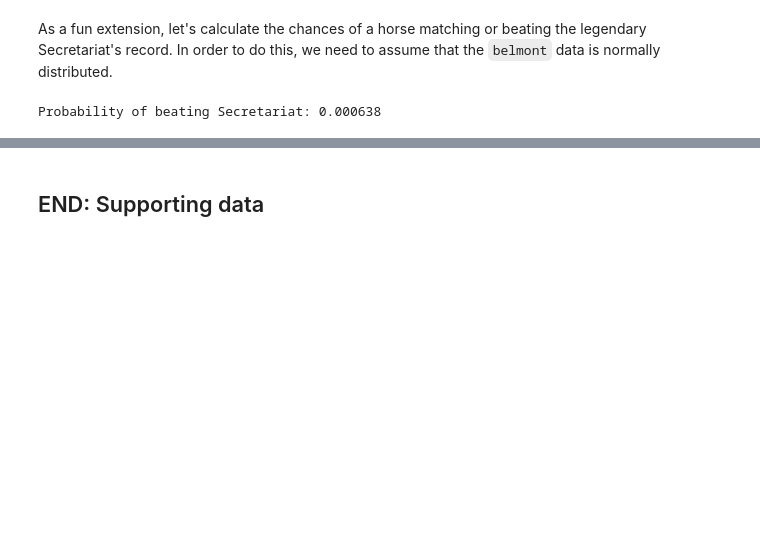
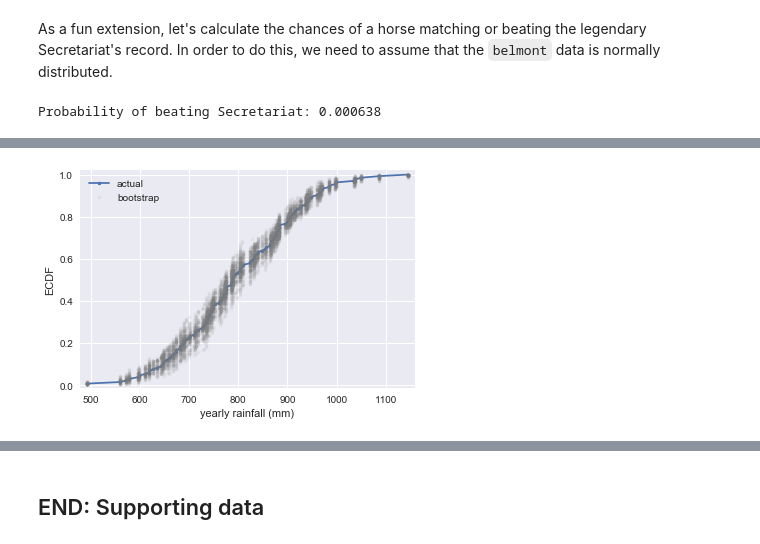
Before and after one commit to tjbergst/01_REF-notebooks, a Jupyter notebook: Stats_REF.ipynb, the cells around one changed output, grey strips where cells are left out. Drawn from its saved outputs; the diff is of its cells as text; code cells hidden in the pictures; blank space fills up the shorter version.

```diff
--- a/Stats_REF.ipynb
+++ b/Stats_REF.ipynb
@@ -338,0 +405,16 @@ plt.show()
+# %%
+x, y = ecdf(rainfall)
+_ = plt.plot(x, y, marker='.')
+
+for i in range(50):
+    bs_sample = np.random.choice(rainfall, size=len(rainfall))
+    x, y = ecdf(bs_sample)
+    _ = plt.plot(x,y,marker='.',linestyle='none',color='gray',alpha=0.1)
+
+_ = plt.xlabel('yearly rainfall (mm)')
+_ = plt.ylabel('ECDF')
+_ = plt.legend(('actual','bootstrap'))
+plt.margins(0.02)
+plt.show()
+# %% [output]
+[figure, added]
```
Also changed, not shown: parts of 67 cells of this notebook, 3 other files.
